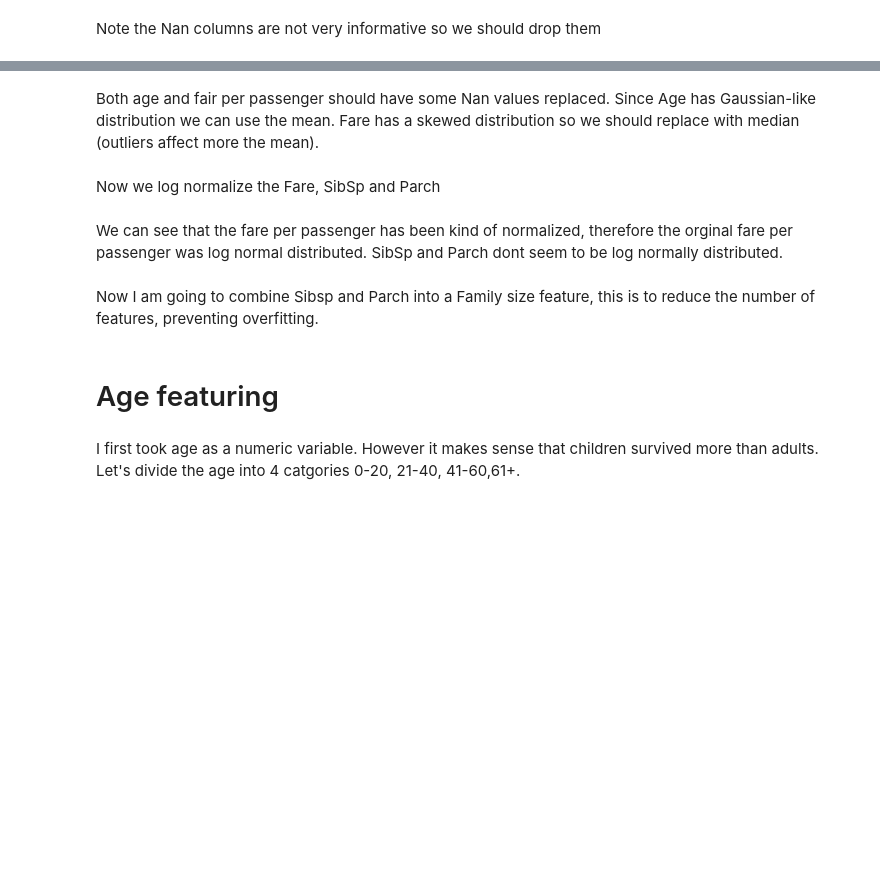
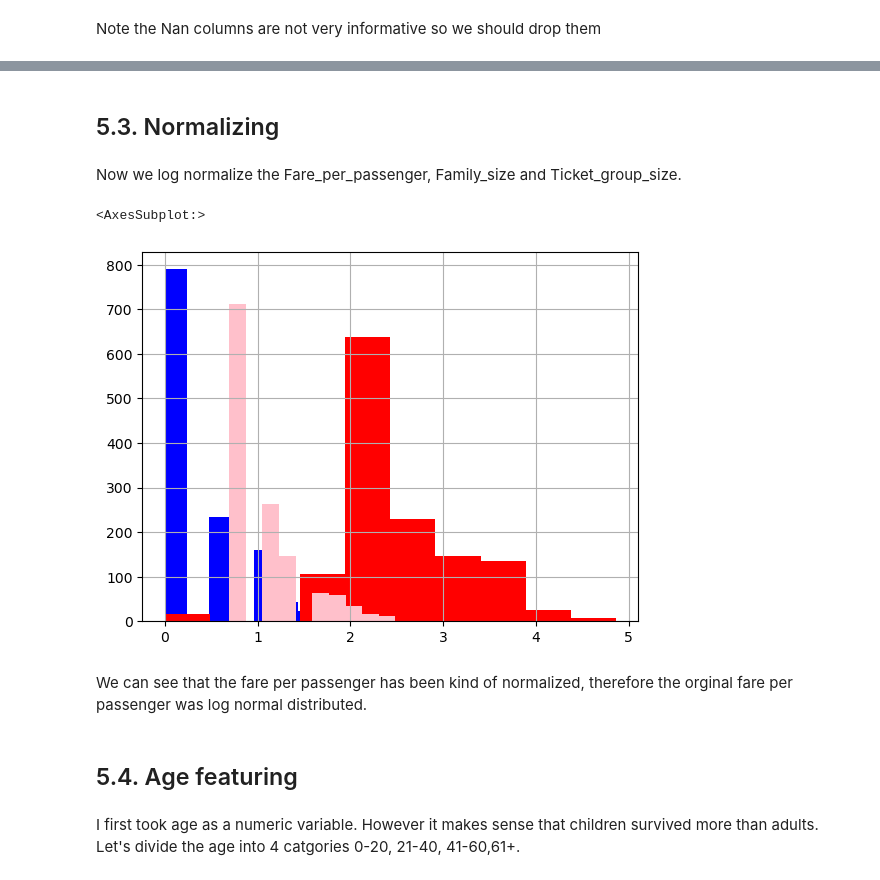
Before and after one commit to mike235711/Titanic_Project, a Jupyter notebook: fork-of-titanic-project.ipynb, the cells around one changed output, grey strips where cells are left out. Drawn from its saved outputs; the diff is of its cells as text; code cells hidden in the pictures; blank space fills up the shorter version.

```diff
--- a/fork-of-titanic-project.ipynb
+++ b/fork-of-titanic-project.ipynb
@@ -268,23 +676,18 @@ print(all_data.SibSp.isna().any())
-# %% [markdown]
-Both age and fair per passenger should have some Nan values replaced. Since Age has Gaussian-like distribution we can use the mean. Fare has a skewed distribution so we should replace with median (outliers affect more the mean).
-# %%
-all_data.Age = all_data.Age.fillna(all_data.Age.mean())
-all_data.Fare_per_passenger = all_data.Fare_per_passenger.fillna(all_data.Fare_per_passenger.median())
+# %% [markdown]
+## 5.3. Normalizing
 # %% [markdown]
-Now we log normalize the Fare, SibSp and Parch
+Now we log normalize the Fare_per_passenger, Family_size and Ticket_group_size.
 # %%
-all_data['norm_sibsp'] = np.log(all_data.SibSp+1)
-all_data['norm_sibsp'].hist(color = 'blue')
+all_data['norm_family'] = np.log(all_data.Family_size+1)
+all_data['norm_family'].hist(color = 'blue')
 
 all_data['norm_fare_per_passenger'] = np.log(all_data.Fare_per_passenger+1)
 all_data['norm_fare_per_passenger'].hist(color = 'red')
 
-all_data['norm_parch'] = np.log(all_data.Parch+1)
-all_data['norm_parch'].hist(color = 'green')
-
 all_data['norm_ticketgroup'] = np.log(all_data.Ticket_group_size+1)
 all_data['norm_ticketgroup'].hist(color = 'pink')
+# %% [output]
+<AxesSubplot:>
+[figure, added]
 # %% [markdown]
-We can see that the fare per passenger has been kind of normalized, therefore the orginal fare per passenger was log normal distributed. SibSp and Parch dont seem to be log normally distributed.
+We can see that the fare per passenger has been kind of normalized, therefore the orginal fare per passenger was log normal distributed.
-# %% [markdown]
-Now I am going to combine Sibsp and Parch into a Family size feature, this is to reduce the number of features, preventing overfitting.
@@ -294,5 +694,5 @@ print(all_data['Family_size'])
 # %% [markdown]
-# Age featuring
+## 5.4. Age featuring
 # %% [markdown]
 I first took age as a numeric variable. However it makes sense that children survived more than adults. Let's divide the age into 4 catgories 0-20, 21-40, 41-60,61+.
 # %%
```
Also changed, not shown: parts of 177 cells of this notebook.
